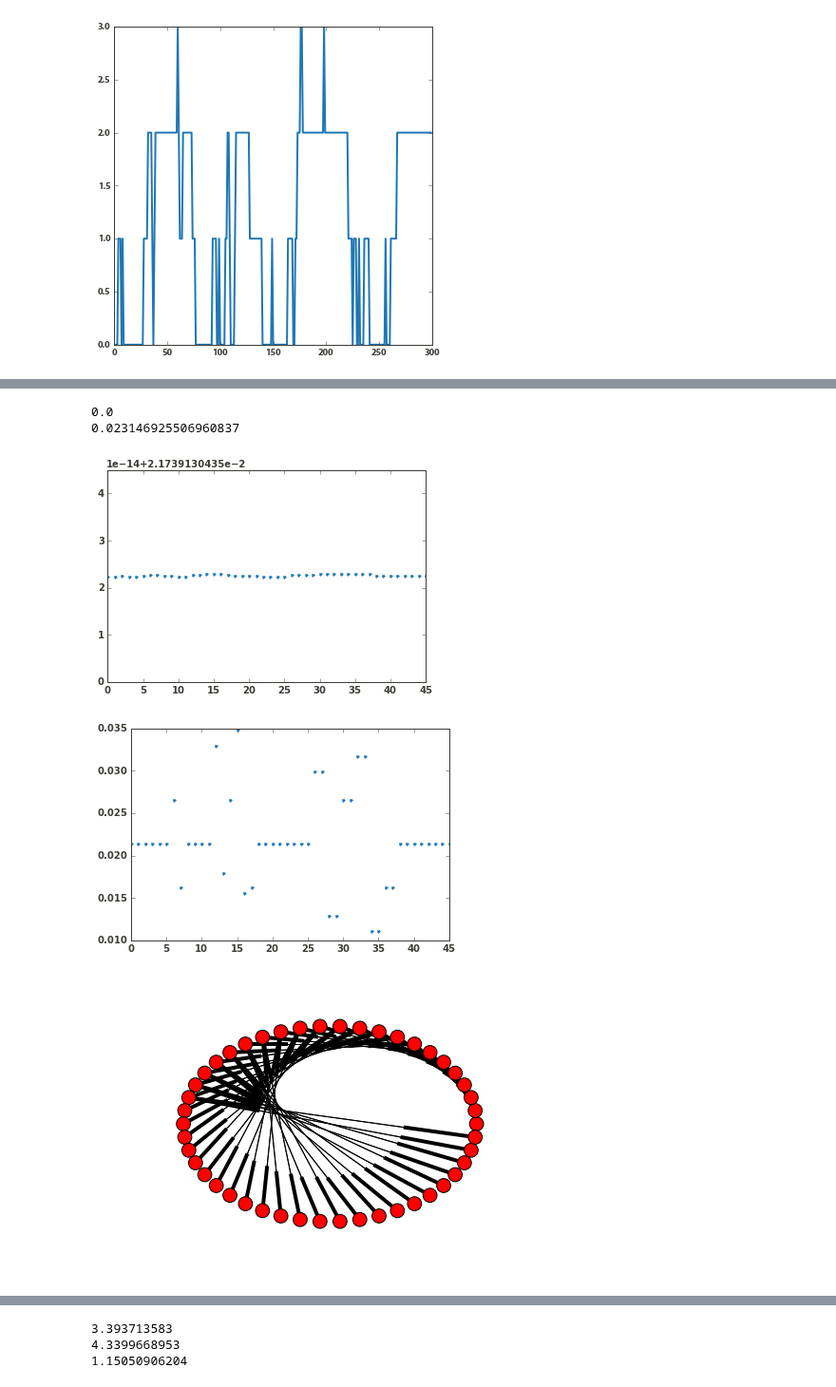
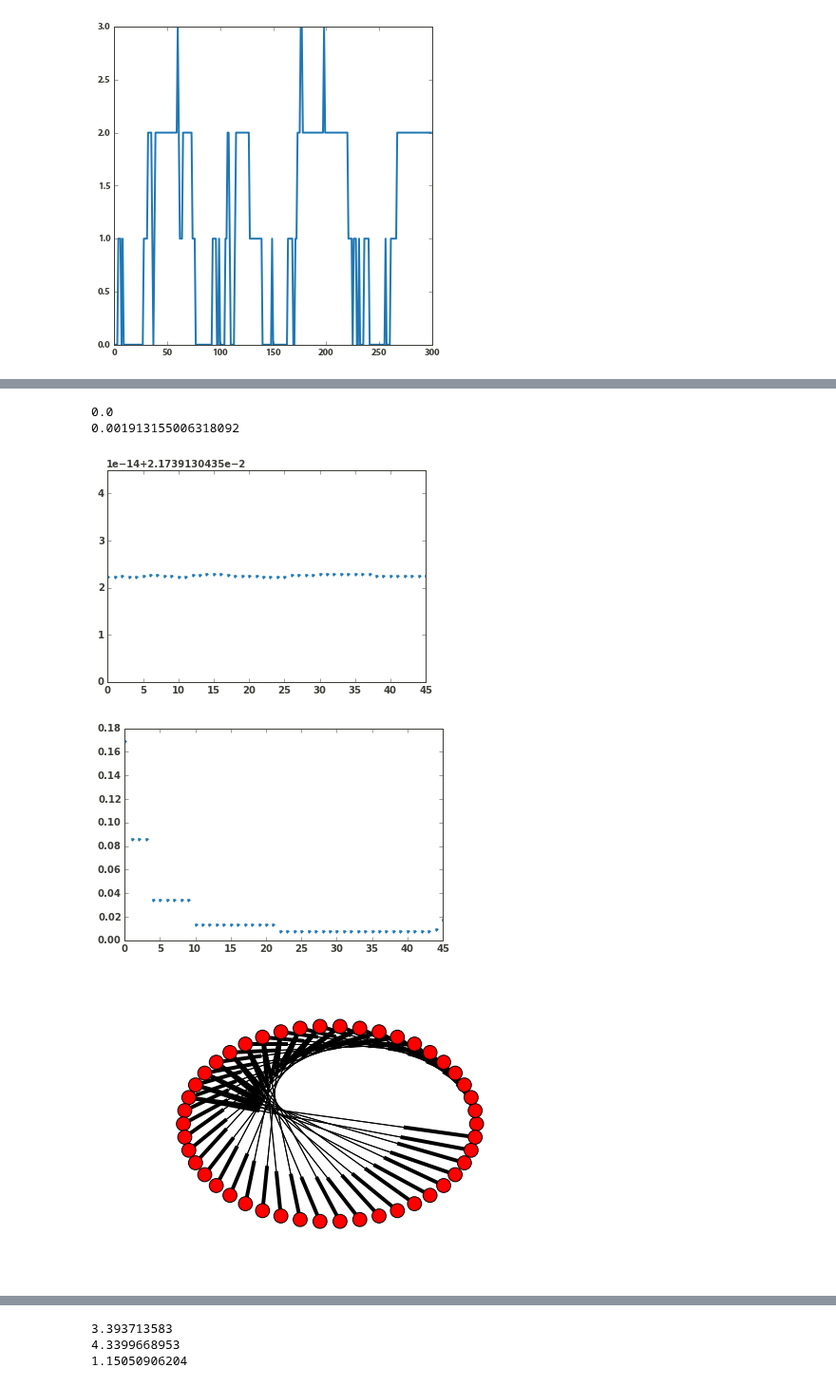
Before and after one commit to williamgilpin/netsim, a Jupyter notebook: simple_models.ipynb, the cells around one changed output, grey strips where cells are left out. Shown at 95% size. Cells and saved outputs as stored; diff of their text form; code cells hidden in the pictures.

```diff
--- a/simple_models.ipynb
+++ b/simple_models.ipynb
@@ -238,38 +222,39 @@ hist(log(1+2*simtraj(renorm(tmat3),5000)))
 # %%
 tmat4 = make_bethe(3,4,stay_rate=1.0)
 
 # tmat5 = LambEn(tmat4,.82).tiltmat
 
 tmat5 = copy(tmat4)
 
-# tmat5 = tmat5 + tril(tmat5)*1.5
+tmat5 = tmat5 + tril(tmat5)*1.5
 
 tpert = zeros(tmat5.shape)
-tpert[15,16] = 1e-1
-tpert[16,15] = 4e-1
+tpert[-1,-2] = 1.0
+tpert[-2,-1] = 5.0
 
-tpert[12,13] = 1e-1
-tpert[13,12] = 4e-1
+# tpert = rand(*tmat5.shape)
+# tpert[12,13] = 1e-1
+# tpert[13,12] = 4e-1
+
 tmat5 = tmat5 + tpert
-
 tmat5 = rownorm(tmat5)
 
 print (real(ss_ent(tmat4)))
 print (real(ss_ent(tmat5)))
 
 figure()
 plot(getss(tmat4),'.')
 figure()
 plot(getss(tmat5),'.')
 
 figure()
 markov_plot(tmat4,scale=10000)
 
 figure()
 markov_plot(tmat5,scale=10000)
 # %% [output]
 0.0
-0.023146925506960837
+0.001913155006318092
 [figure]
-[figure, old version]
+[figure, new version]
 [figure]
```
Also changed, not shown: parts of 16 cells of this notebook, 2 other files.
